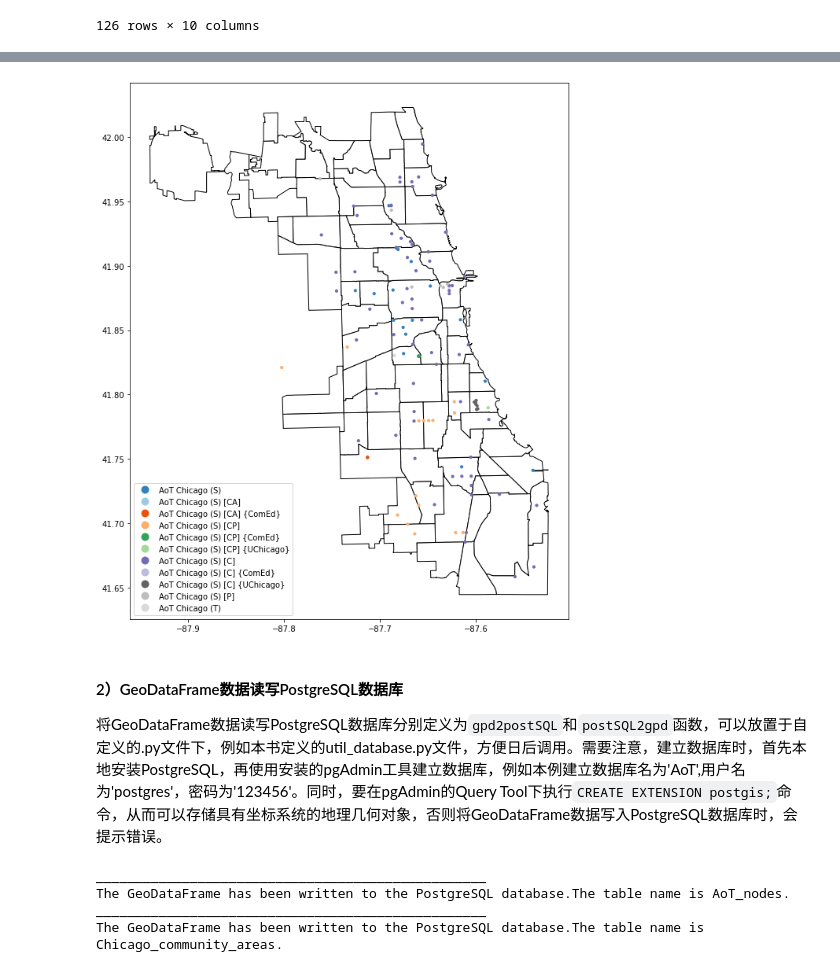
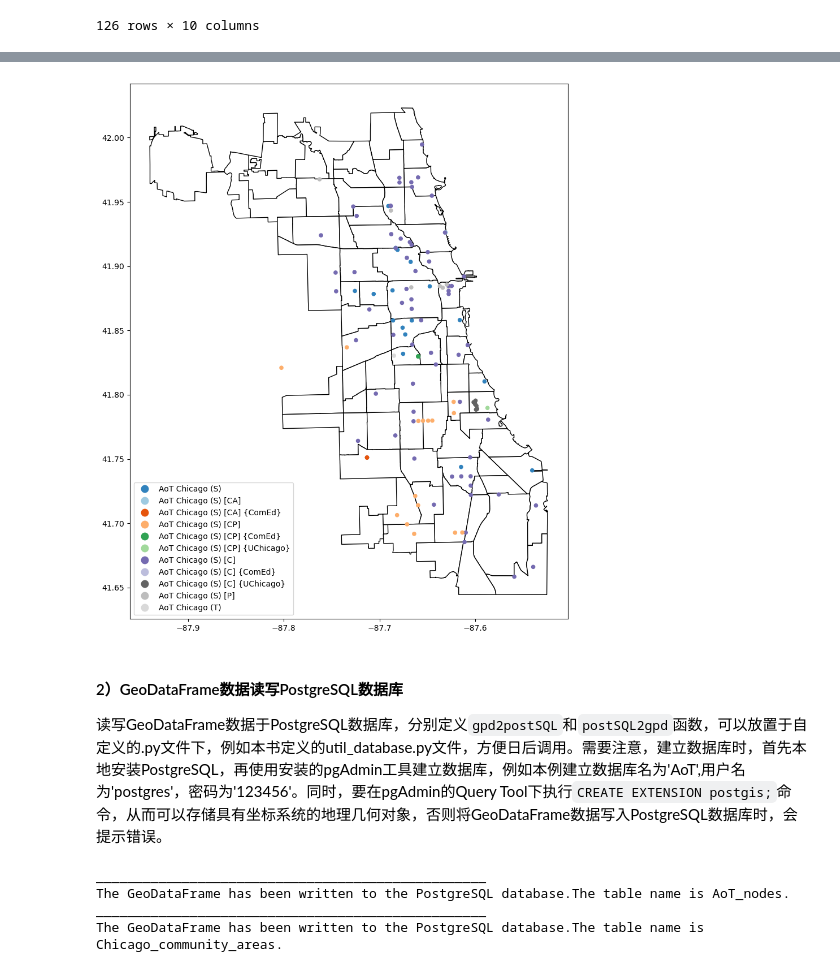
Before and after one commit to richieBao/USDA_CH_endup, a Jupyter notebook: USDA/notebook/1.3_数据库与数据分析基本流程组织.ipynb, the cells around one changed output, grey strips where cells are left out. Cells and saved outputs as stored; diff of their text form; code cells hidden in the pictures.

Commit message:
1.3 database

```diff
--- a/USDA/notebook/1.3_数据库与数据分析基本流程组织.ipynb
+++ b/USDA/notebook/1.3_数据库与数据分析基本流程组织.ipynb
@@ -692,16 +739,16 @@ crs<Chicago_community_areas>:epsg:4326
 # %%
 import matplotlib.pyplot as plt
 
 fig, ax=plt.subplots(figsize=(10,15))
 Chicago_community_areas.plot(ax=ax,color='white', edgecolor='black')
-AoT_nodes_gdf.plot(ax=ax,markersize=10,column='description',legend=True,cmap='tab20c',legend_kwds={'loc': 'lower left'})
+AoT_nodes_gdf.plot(ax=ax,markersize=20,column='description',legend=True,cmap='tab20c',legend_kwds={'loc': 'lower left'})
 #ax.axis('off')
 plt.show()
 # %% [output]
-[figure, old version]
+[figure, new version]
 # %% [markdown]
 #### 2）GeoDataFrame数据读写PostgreSQL数据库
 
-将GeoDataFrame数据读写PostgreSQL数据库分别定义为`gpd2postSQL`和`postSQL2gpd`函数，可以放置于自定义的.py文件下，例如本书定义的util_database.py文件，方便日后调用。需要注意，建立数据库时，首先本地安装PostgreSQL，再使用安装的pgAdmin工具建立数据库，例如本例建立数据库名为'AoT',用户名为'postgres'，密码为'123456'。同时，要在pgAdmin的Query Tool下执行`CREATE EXTENSION postgis;`命令，从而可以存储具有坐标系统的地理几何对象，否则将GeoDataFrame数据写入PostgreSQL数据库时，会提示错误。
+读写GeoDataFrame数据于PostgreSQL数据库，分别定义`gpd2postSQL`和`postSQL2gpd`函数，可以放置于自定义的.py文件下，例如本书定义的util_database.py文件，方便日后调用。需要注意，建立数据库时，首先本地安装PostgreSQL，再使用安装的pgAdmin工具建立数据库，例如本例建立数据库名为'AoT',用户名为'postgres'，密码为'123456'。同时，要在pgAdmin的Query Tool下执行`CREATE EXTENSION postgis;`命令，从而可以存储具有坐标系统的地理几何对象，否则将GeoDataFrame数据写入PostgreSQL数据库时，会提示错误。
 # %%
 def gpd2postSQL(gdf,table_name,**kwargs):
```
Also changed, not shown: parts of 60 cells of this notebook, 32 other files.
